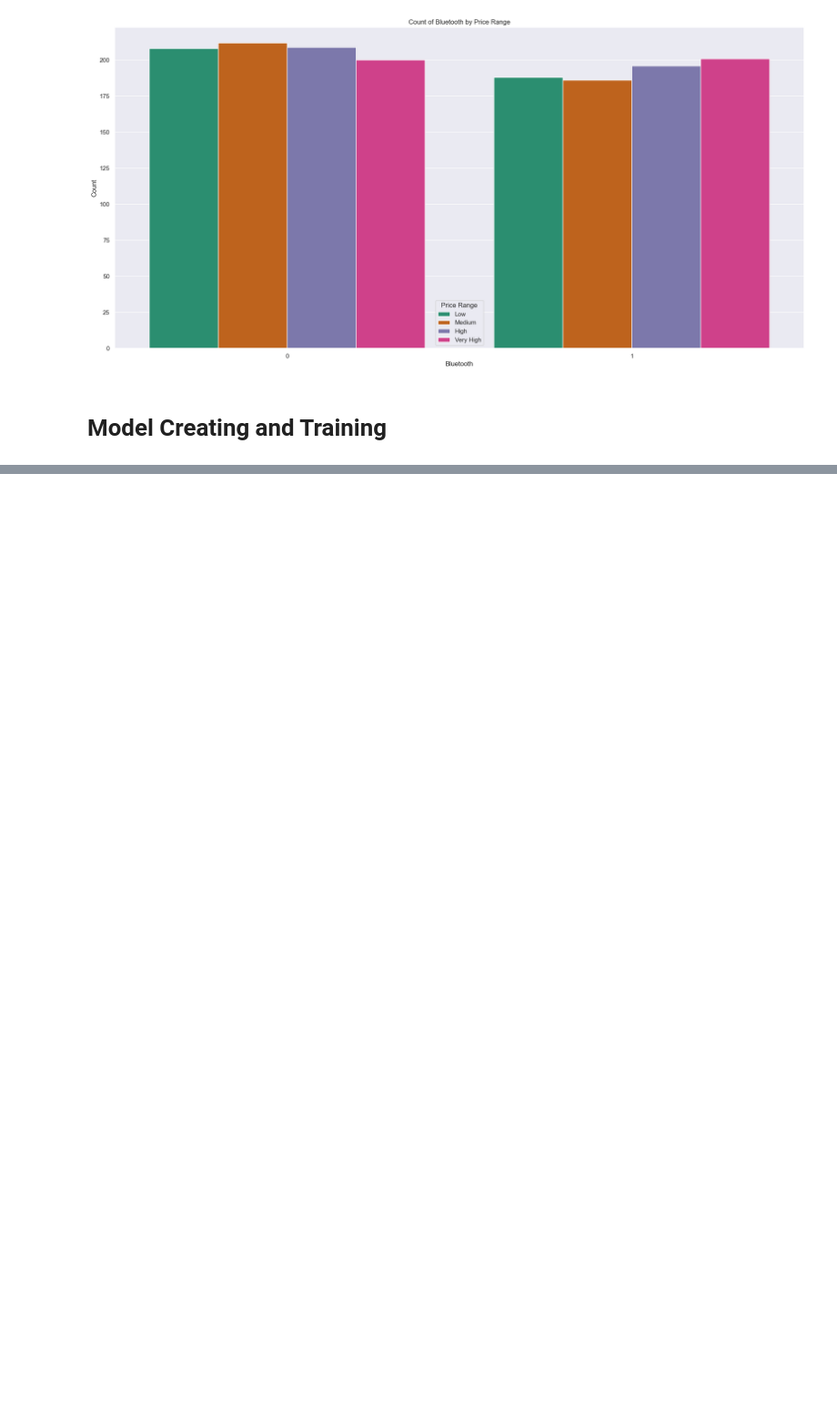
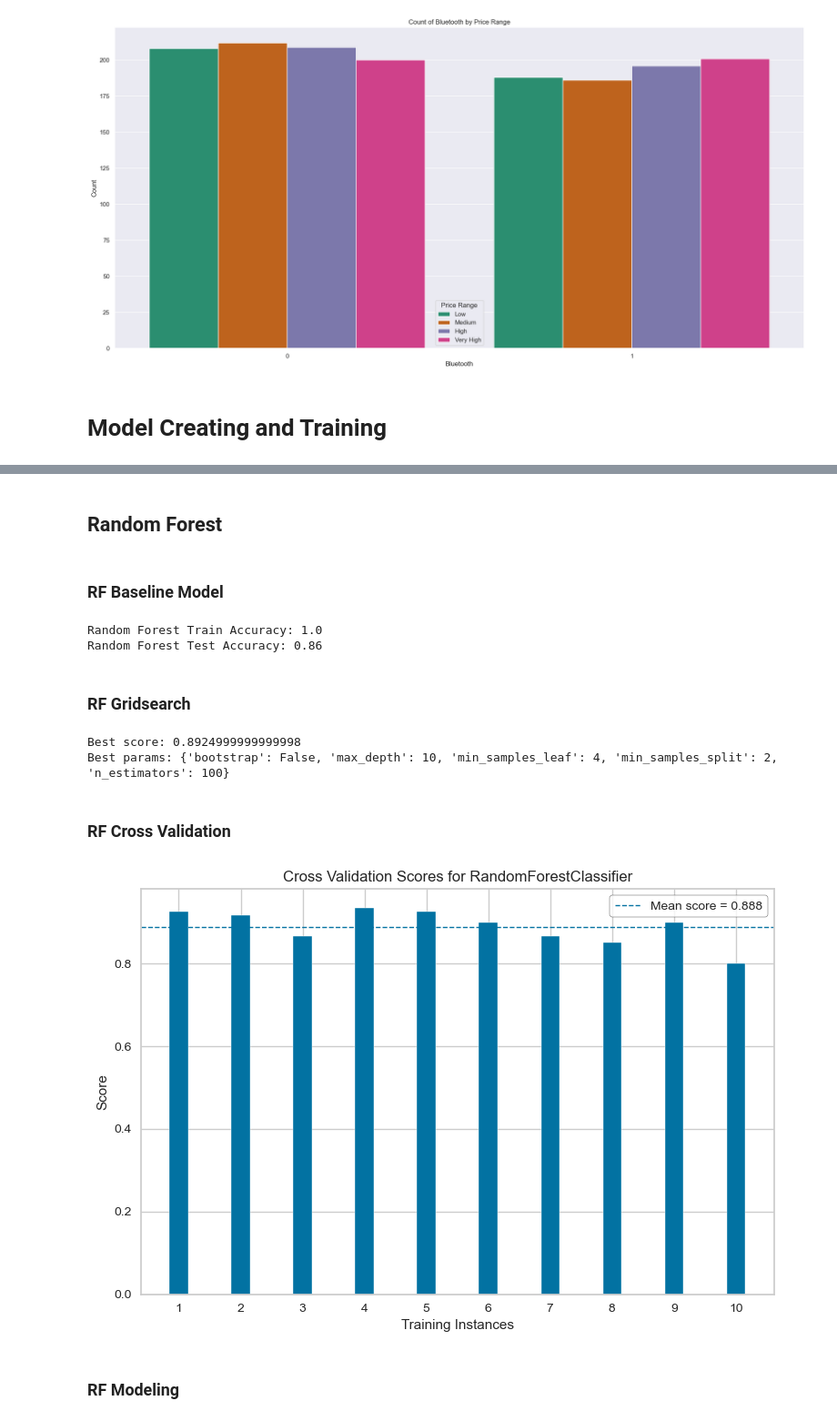
Before and after one commit to EpsilonZYJ/IntroductionToAI, a Jupyter notebook: MobilePrice2.ipynb, the cells around one changed output, grey strips where cells are left out. Shown at 91% size. Cells and saved outputs as stored; diff of their text form; code cells hidden in the pictures; blank space fills up the shorter version.

```diff
--- a/MobilePrice2.ipynb
+++ b/MobilePrice2.ipynb
@@ -470,0 +576,21 @@ plt.show()
+# %% [markdown]
+## Random Forest
+# %% [markdown]
+### RF Baseline Model
+# %%
+from sklearn.ensemble import RandomForestClassifier
+
+rf_model = RandomForestClassifier(n_estimators=100, random_state=42)
+
+rf_model.fit(x_train, y_train)
+
+rf_train_accuracy = rf_model.score(x_train, y_train)
+rf_test_accuracy = rf_model.score(x_test, y_test)
+
+print("Random Forest Train Accuracy:", rf_train_accuracy)
+print("Random Forest Test Accuracy:", rf_test_accuracy)
+# %% [output]
+Random Forest Train Accuracy: 1.0
+Random Forest Test Accuracy: 0.86
+# %% [markdown]
+### RF Gridsearch
@@ -470,0 +613,48 @@ plt.show()
+# %%
+from sklearn.ensemble import RandomForestClassifier
+
+rf = RandomForestClassifier(random_state=42)
+
+grid_rf = GridSearchCV(estimator=rf, param_grid=param_grid, cv=10, verbose=0, n_jobs=-1)
+grid_rf.fit(x_train, y_train)
+
+print("Best score:", grid_rf.best_score_)
+print("Best params:", grid_rf.best_params_)
+# %% [output]
+Best score: 0.8924999999999998
+Best params: {'bootstrap': False, 'max_depth': 10, 'min_samples_leaf': 4, 'min_samples_split': 2, 'n_estimators': 100}
+# %% [markdown]
+### RF Cross Validation
+# %%
+from sklearn.ensemble import RandomForestClassifier
+from sklearn.model_selection import StratifiedKFold
+from yellowbrick.model_selection import CVScores
+import matplotlib.pyplot as plt
+
+_, ax = plt.subplots()
+
+# Create a cross-validation strategy
+cv = StratifiedKFold(10)
+
+# Create the cv score visualizer
+oz = CVScores(
+    RandomForestClassifier(
+        n_estimators=500,
+        max_depth=None,
+        min_samples_split=5,
+        min_samples_leaf=1,
+        bootstrap=False,
+        random_state=42
+    ),
+    ax=ax,
+    cv=cv,
+    scoring='accuracy'
+)
+
+# Fit and visualize
+oz.fit(x_train, y_train)
+oz.poof();
+# %% [output]
+[figure, added]
+# %% [markdown]
+### RF Modeling
```
Also changed, not shown: parts of 33 cells of this notebook.
